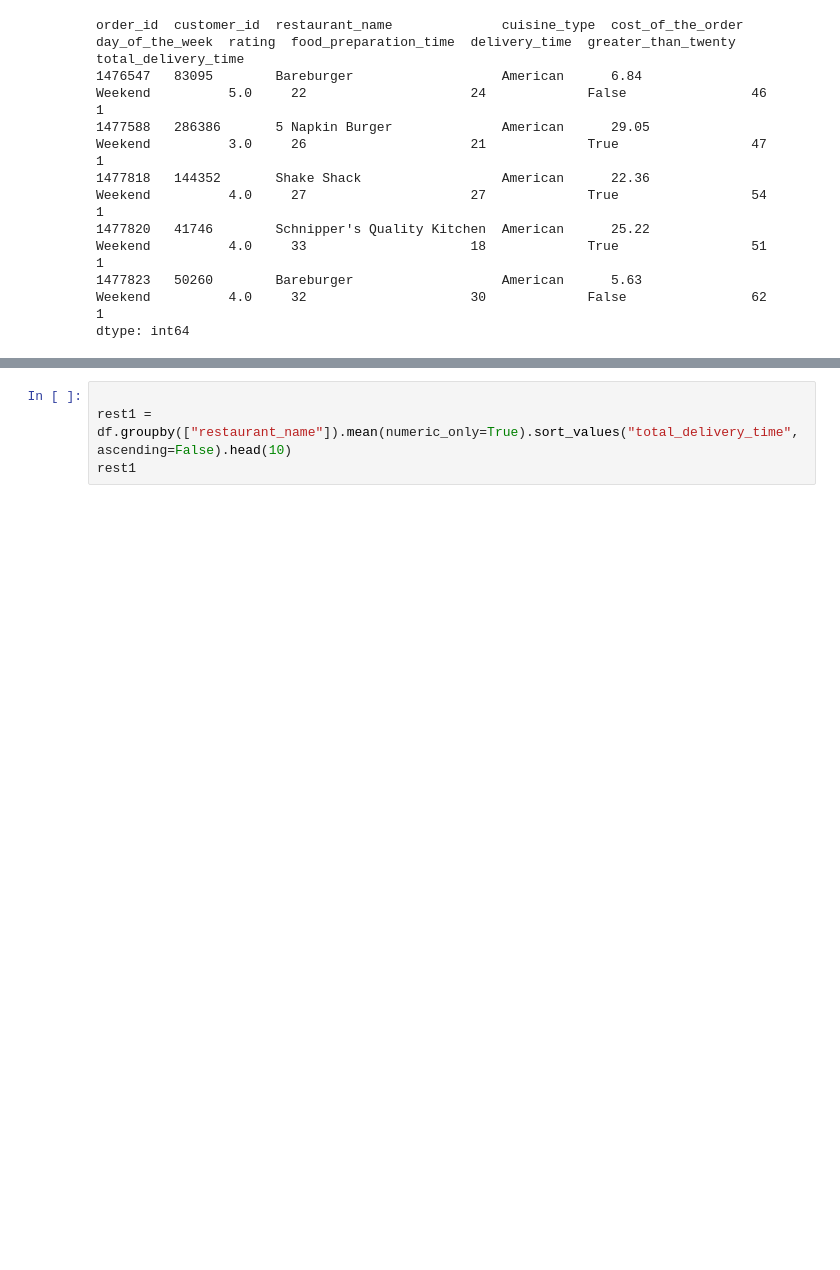
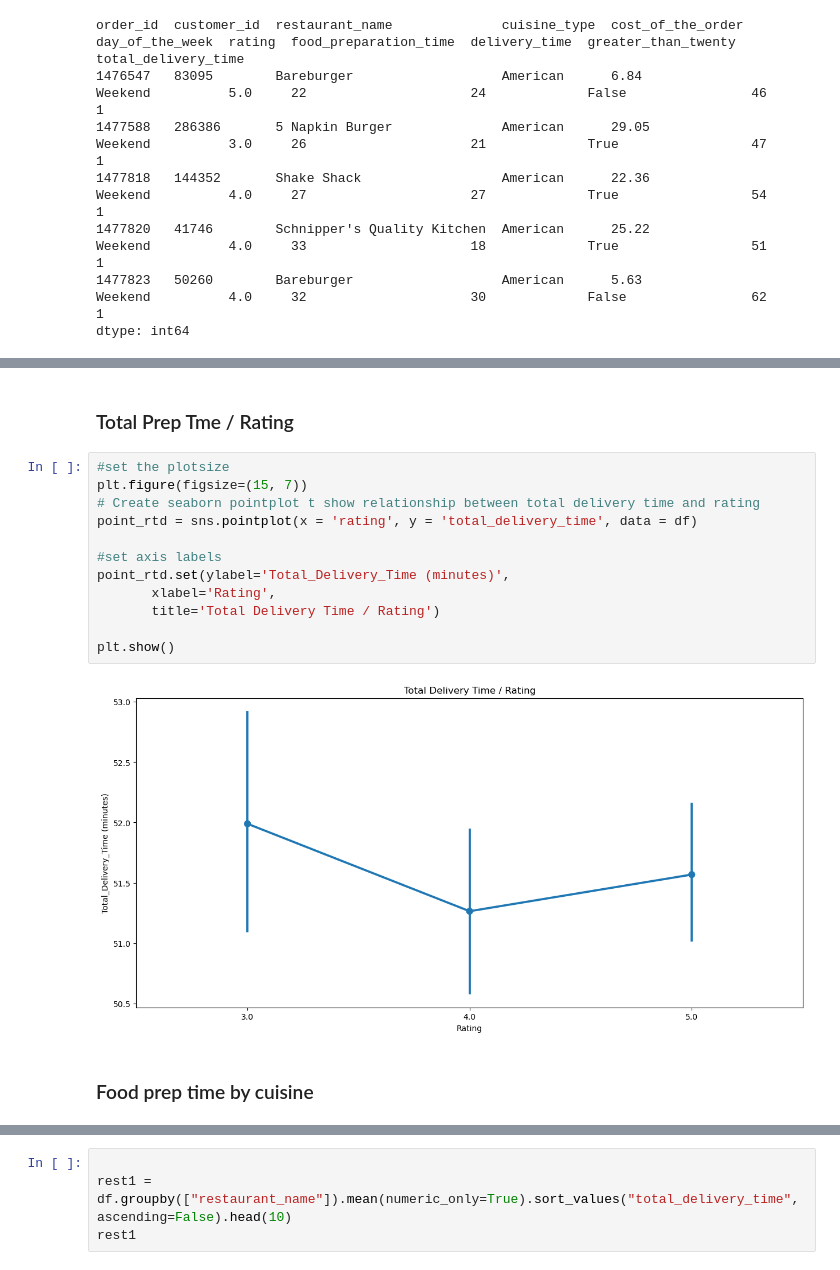
Before and after one commit to Drew75austin/FoodhubProject, a Jupyter notebook: PYF_Project_LearnerNotebook_FullCode.ipynb, the cells around one changed output, grey strips where cells are left out. Saved outputs shown, nothing was run; the diff lists cells and outputs as text; blank space fills up the shorter version.

```diff
--- a/PYF_Project_LearnerNotebook_FullCode.ipynb
+++ b/PYF_Project_LearnerNotebook_FullCode.ipynb
@@ -401,0 +360,18 @@ dtype: int64
+# %% [markdown]
+ ### Total Prep Tme / Rating
+# %%
+#set the plotsize
+plt.figure(figsize=(15, 7))
+# Create seaborn pointplot t show relationship between total delivery time and rating
+point_rtd = sns.pointplot(x = 'rating', y = 'total_delivery_time', data = df)
+
+#set axis labels
+point_rtd.set(ylabel='Total_Delivery_Time (minutes)',
+       xlabel='Rating',
+       title='Total Delivery Time / Rating')
+
+plt.show()
+# %% [output]
+[figure, added]
+# %% [markdown]
+ ### Food prep time by cuisine
```
Also changed, not shown: parts of 18 cells of this notebook.
